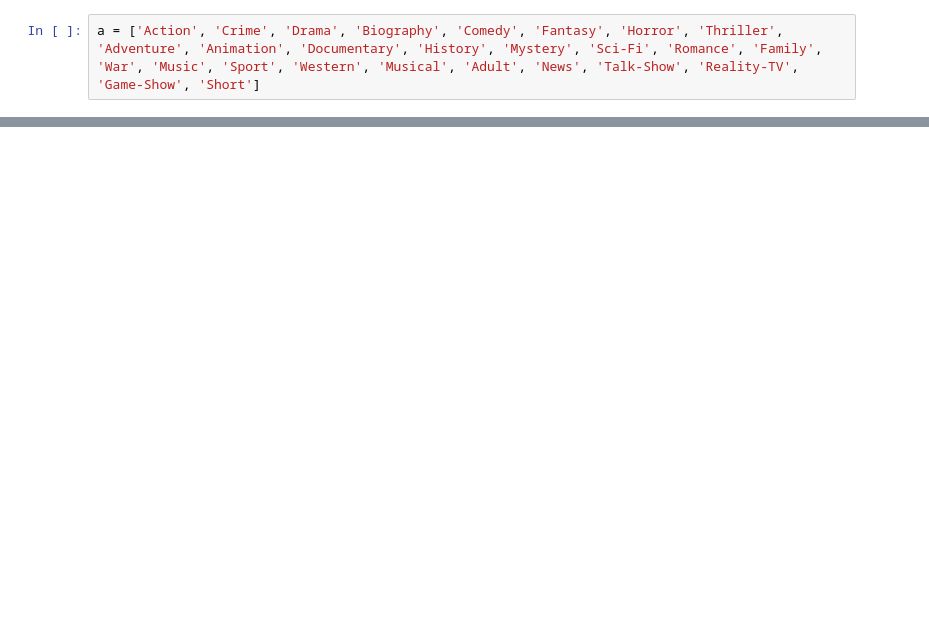
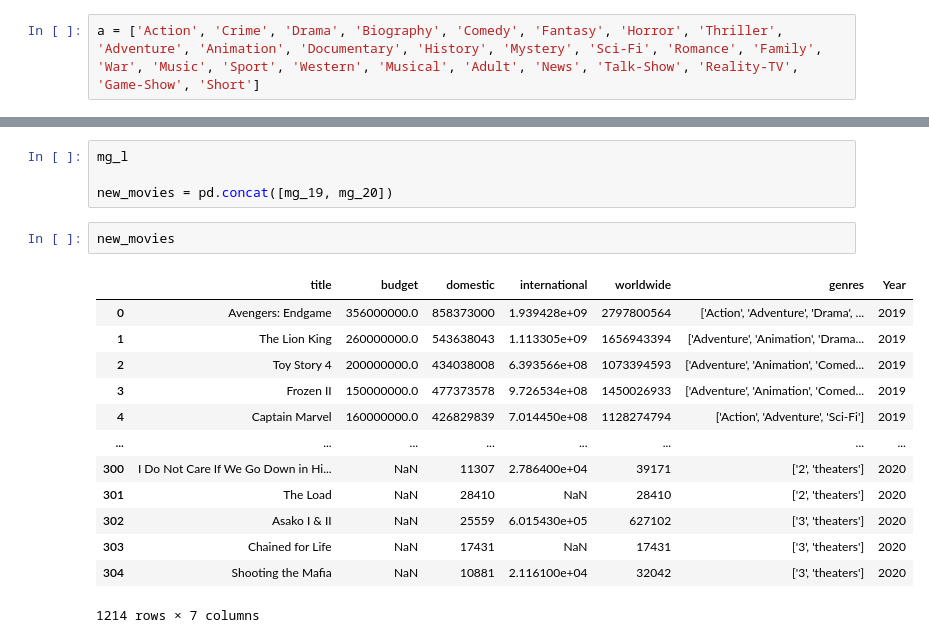
Before and after one commit to learn-co-students/dsc-mod-1-project-v2-1-nyc01-dtsc-ft-080320, a Jupyter notebook: exploration.ipynb, the cells around one changed output, grey strips where cells are left out. Saved outputs shown, nothing was run; the diff lists cells and outputs as text; blank space fills up the shorter version.

```diff
--- a/exploration.ipynb
+++ b/exploration.ipynb
@@ -195,0 +236,20 @@ movies
+# %%
+mg_l
+
+new_movies = pd.concat([mg_19, mg_20])
+# %%
+new_movies
+# %% [output]
+|  | title | budget | domestic | international | worldwide | genres | Year |
+| 0 | Avengers: Endgame | 356000000.0 | 858373000 | 1.939428e+09 | 2797800564 | ['Action', 'Adventure', 'Drama', ... | 2019 |
+| 1 | The Lion King | 260000000.0 | 543638043 | 1.113305e+09 | 1656943394 | ['Adventure', 'Animation', 'Drama... | 2019 |
+| 2 | Toy Story 4 | 200000000.0 | 434038008 | 6.393566e+08 | 1073394593 | ['Adventure', 'Animation', 'Comed... | 2019 |
+| 3 | Frozen II | 150000000.0 | 477373578 | 9.726534e+08 | 1450026933 | ['Adventure', 'Animation', 'Comed... | 2019 |
+| 4 | Captain Marvel | 160000000.0 | 426829839 | 7.014450e+08 | 1128274794 | ['Action', 'Adventure', 'Sci-Fi'] | 2019 |
+| ... | ... | ... | ... | ... | ... | ... | ... |
+| 300 | I Do Not Care If We Go Down in Hi... | NaN | 11307 | 2.786400e+04 | 39171 | ['2', 'theaters'] | 2020 |
+| 301 | The Load | NaN | 28410 | NaN | 28410 | ['2', 'theaters'] | 2020 |
+| 302 | Asako I & II | NaN | 25559 | 6.015430e+05 | 627102 | ['3', 'theaters'] | 2020 |
+| 303 | Chained for Life | NaN | 17431 | NaN | 17431 | ['3', 'theaters'] | 2020 |
+| 304 | Shooting the Mafia | NaN | 10881 | 2.116100e+04 | 32042 | ['3', 'theaters'] | 2020 |
+1214 rows × 7 columns
```
Also changed, not shown: parts of 22 cells of this notebook, 49 other files.
